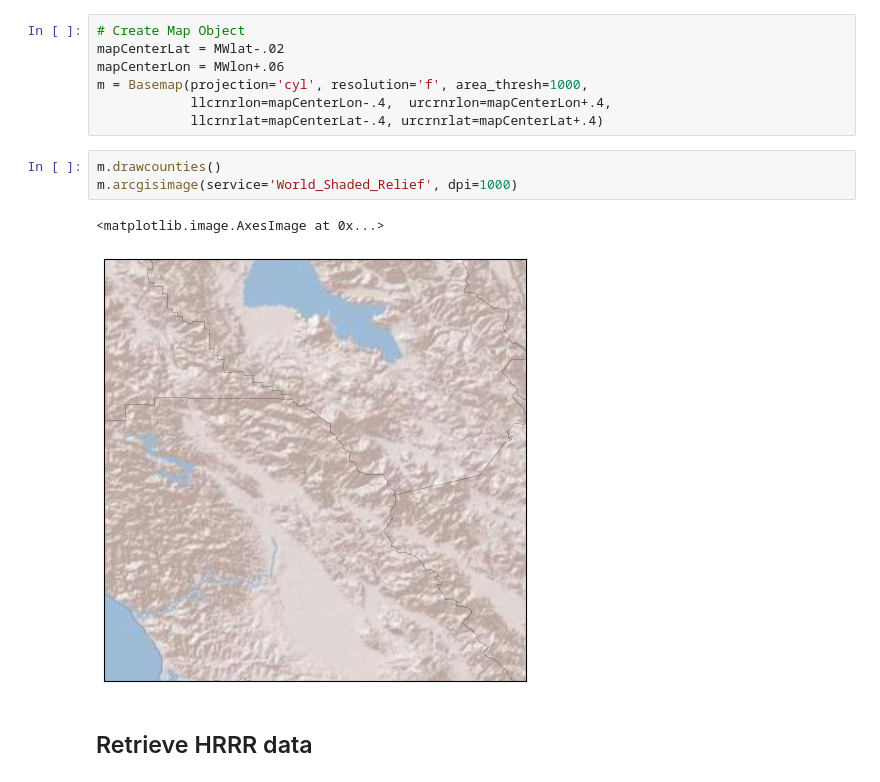
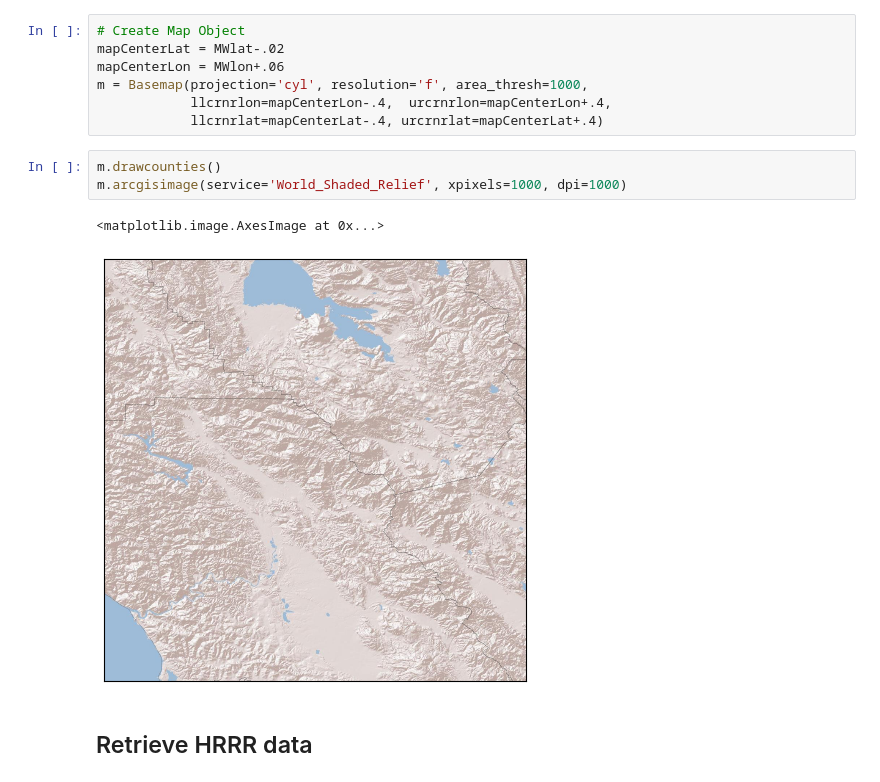
Before and after one commit to blaylockbk/pyBKB_v2, a Jupyter notebook: publications/OSG_Paper/Fig_01_Area-map-HRRR-winds-2017Oct09-0600UTC-surrounding-HWKC1.ipynb, the cells around one changed output. Drawn from its saved outputs; the diff is of its cells as text.

```diff
--- a/publications/OSG_Paper/Fig_01_Area-map-HRRR-winds-2017Oct09-0600UTC-surrounding-HWKC1.ipynb
+++ b/publications/OSG_Paper/Fig_01_Area-map-HRRR-winds-2017Oct09-0600UTC-surrounding-HWKC1.ipynb
@@ -82,10 +82,10 @@ m = Basemap(projection='cyl', resolution='f', area_thresh=1000,
             llcrnrlat=mapCenterLat-.4, urcrnrlat=mapCenterLat+.4)
 # %%
 m.drawcounties()
-m.arcgisimage(service='World_Shaded_Relief', dpi=1000)
+m.arcgisimage(service='World_Shaded_Relief', xpixels=1000, dpi=1000)
 # %% [output]
 <matplotlib.image.AxesImage at 0x...>
-[figure, old version]
+[figure, new version]
 # %% [markdown]
 ## Retrieve HRRR data
 # %%
```
Also changed, not shown: parts of 3 cells of this notebook, 13 other files.
